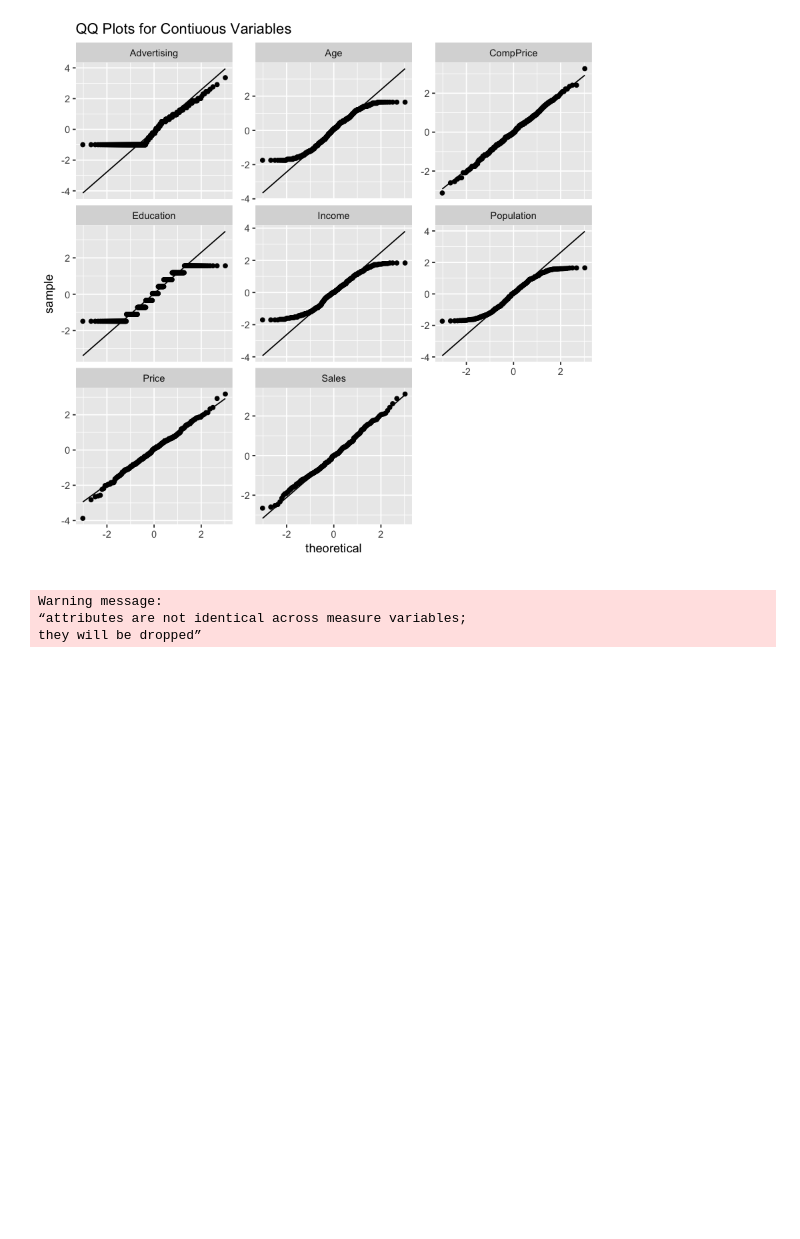
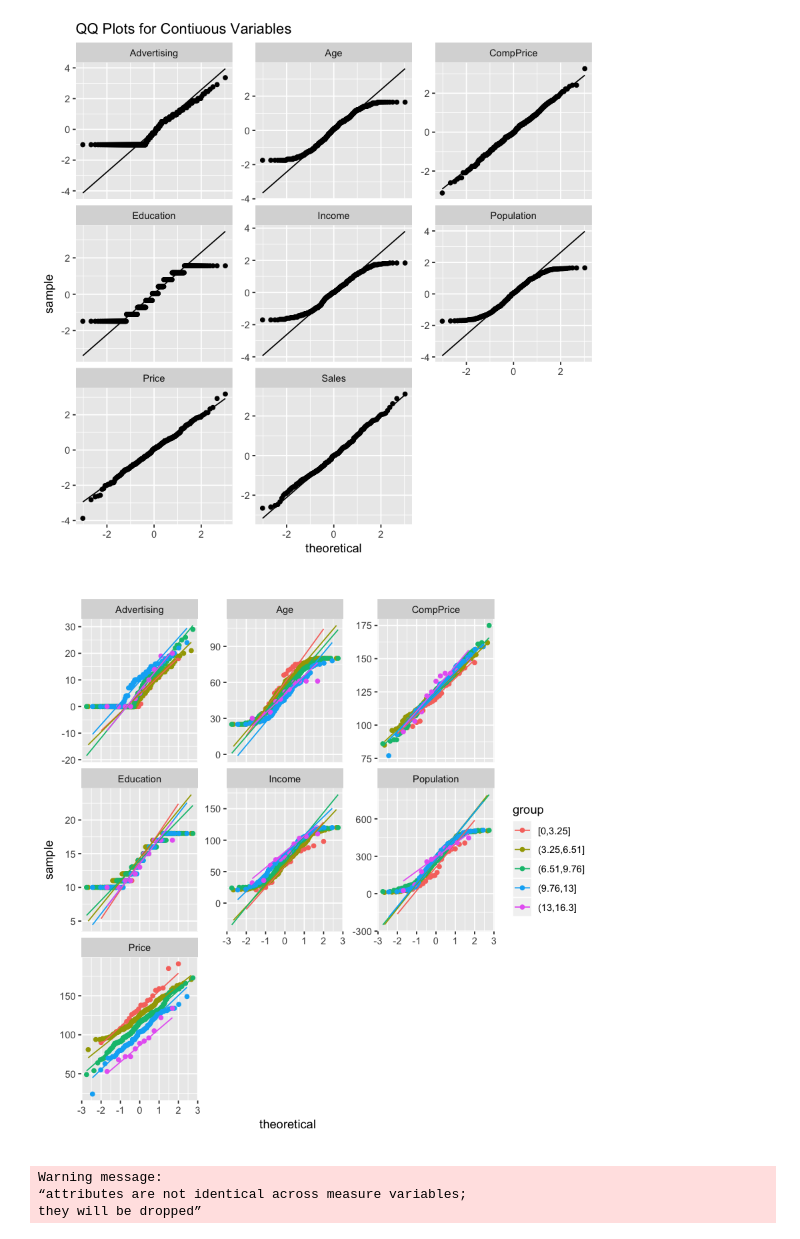
Before and after one commit to CooperStansbury/EDA_r_ece579, a Jupyter notebook: assignment1_cooperstansbury/assignment1_r.ipynb, the cells around one changed output. Drawn from its saved outputs; the diff is of its cells as text; code cells hidden in the pictures; blank space fills up the shorter version.

```diff
--- a/assignment1_cooperstansbury/assignment1_r.ipynb
+++ b/assignment1_cooperstansbury/assignment1_r.ipynb
@@ -185,9 +297,11 @@ DataExplorer::plot_qq(scaled.nums, sampled_rows = 1000L,
 # %% [output]
 [figure]
 # %%
-# for(i in names(nums[1])){
-#     DataExplorer::plot_qq(nums, by = i, sampled_rows = 1000L)
-#     }
+for(i in names(nums[1])){
+    DataExplorer::plot_qq(nums, by = i, sampled_rows = 1000L)
+    }
+# %% [output]
+[figure, added]
 # %%
 cats %>%
   tidyr::gather() %>%
```
Also changed, not shown: parts of 21 cells of this notebook.
